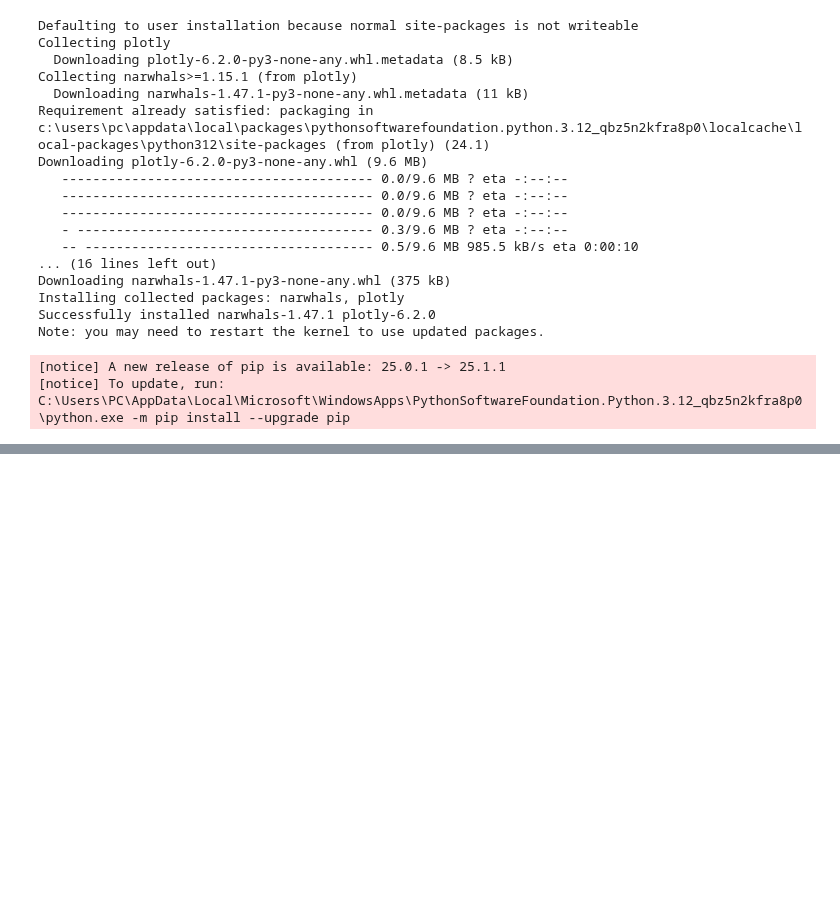
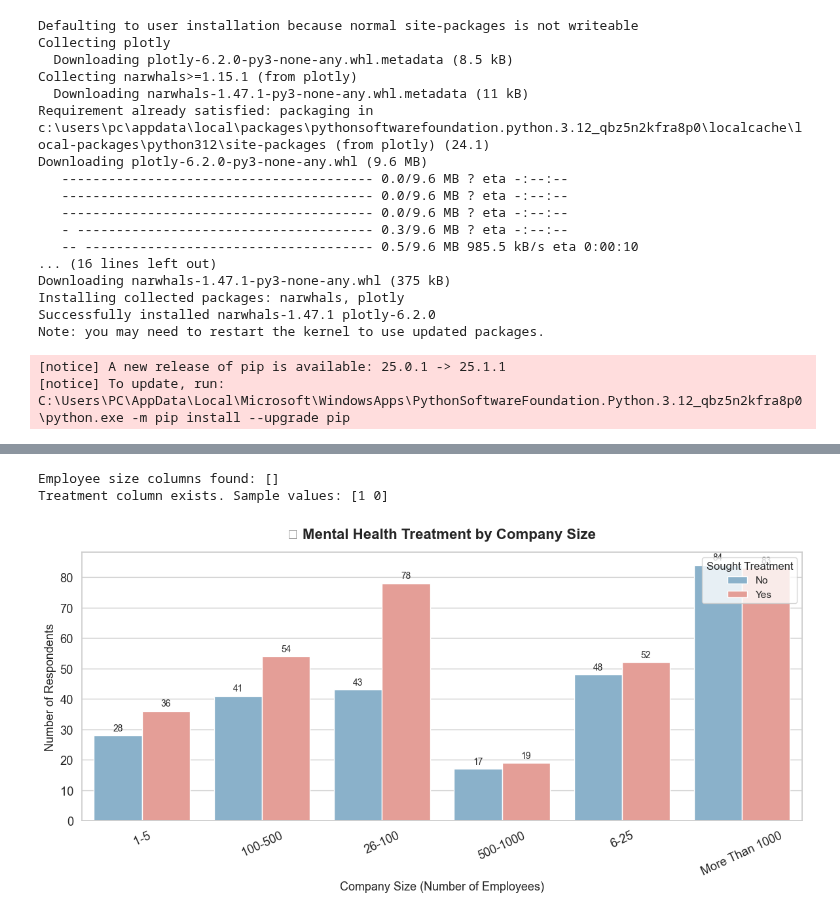
Before and after one commit to markchweya/DSA2040A_DataMining_Group1, a Jupyter notebook: DSA2040A_DataMining_Group1/notebooks/4_insights_dashboard.ipynb, the cells around one changed output, grey strips where cells are left out. Saved outputs shown, nothing was run; the diff lists cells and outputs as text; code cells hidden in the pictures; blank space fills up the shorter version.

```diff
--- a/DSA2040A_DataMining_Group1/notebooks/4_insights_dashboard.ipynb
+++ b/DSA2040A_DataMining_Group1/notebooks/4_insights_dashboard.ipynb
@@ -33,0 +154,13 @@ ModuleNotFoundError: No module named 'plotly'
+# %%
+# 🔍 Check if one-hot encoded columns for company size exist
+employee_cols = [col for col in df.columns if 'no_employees_' in col]
+print("Employee size columns found:", employee_cols)
+
+# 🔍 Preview treatment column (if exists)
+if 'treatment' in df.columns:
+    print("Treatment column exists. Sample values:", df['treatment'].unique())
+else:
+    print("❌ 'treatment' column is missing.")
+# %% [output]
+Employee size columns found: []
+Treatment column exists. Sample values: [1 0]
@@ -33,0 +170,40 @@ ModuleNotFoundError: No module named 'plotly'
+# %%
+# Enhanced: Treatment by Company Size
+plt.figure(figsize=(12, 6))
+sns.set(style="whitegrid", font_scale=1.2)
+
+# Chart
+ax = sns.countplot(
+    x='Company Size',
+    hue='treatment',
+    data=df_emp,
+    order=sorted(df_emp['Company Size'].unique()),
+    palette=['#7FB3D5', '#F1948A']  # Blue for No, Red-ish for Yes
+)
+
+# Titles & labels
+plt.title('🏢 Mental Health Treatment by Company Size', fontsize=16, weight='bold', pad=15)
+plt.xlabel('Company Size (Number of Employees)', fontsize=13)
+plt.ylabel('Number of Respondents', fontsize=13)
+
+# Update legend labels
+ax.legend(
+    title='Sought Treatment',
+    labels=['No', 'Yes'],
+    title_fontsize=12,
+    fontsize=11,
+    loc='upper right',
+    frameon=True
+)
+
+# Rotate x-ticks for clarity
+plt.xticks(rotation=25)
+
+# Annotate bar counts
+for container in ax.containers:
+    ax.bar_label(container, fmt='%d', label_type='edge', fontsize=10, padding=3)
+
+plt.tight_layout()
+plt.show()
+# %% [output]
+[figure, added]
```
Also changed, not shown: parts of 10 cells of this notebook.
